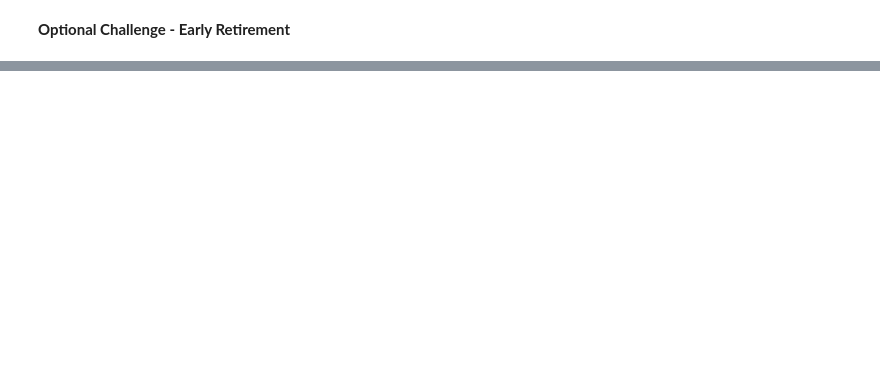
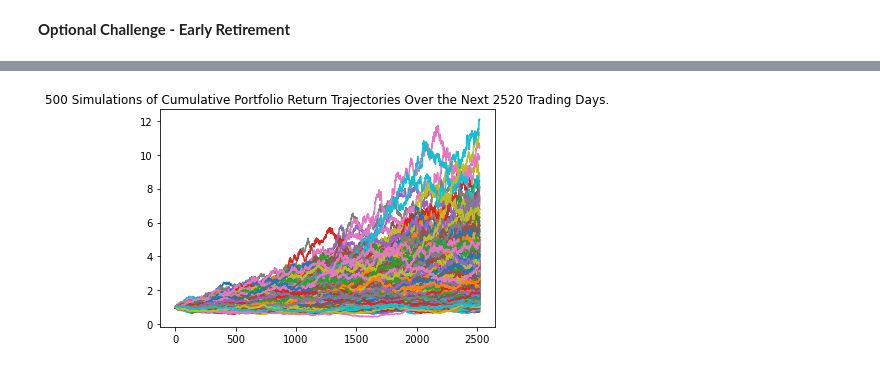
Before and after one commit to tfry-coder/API---Financial-Planning-homework, a Jupyter notebook: API Homework.ipynb, the cells around one changed output, grey strips where cells are left out. Drawn from its saved outputs; the diff is of its cells as text; code cells hidden in the pictures; blank space fills up the shorter version.

```diff
--- a/API Homework.ipynb
+++ b/API Homework.ipynb
@@ -322,0 +321,8 @@ There is a 95% chance that an initial investment of 30000 will end within the ra
+# %%
+# Configuring a Monte Carlo simulation to forecast 10 years cumulative returns with 10% in bonds (AGG) and 90% in stocks (SPY)
+MC_ten_year = MCSimulation(
+    portfolio_data = df_stock_data,
+    weights = [.10,.90],
+    num_simulation = 500,
+    num_trading_days = 252*10
+)
@@ -322,0 +375,5 @@ There is a 95% chance that an initial investment of 30000 will end within the ra
+# %%
+# Plot simulation outcomes
+line_plot = MC_ten_year.plot_simulation()
+# %% [output]
+[figure, added]
```
Also changed, not shown: parts of 21 cells of this notebook.
